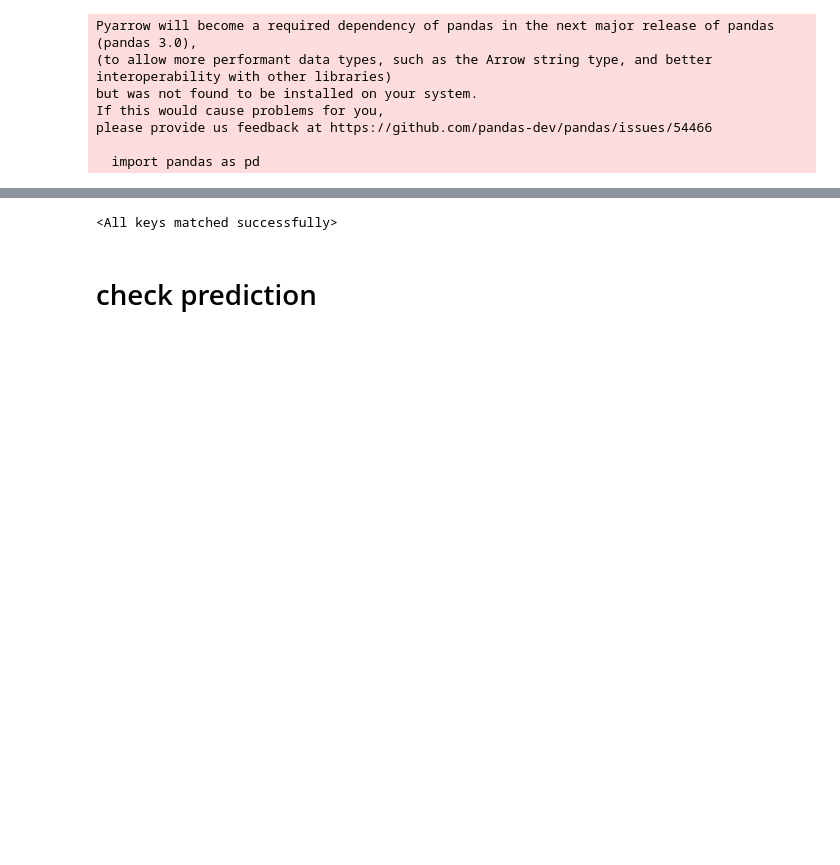
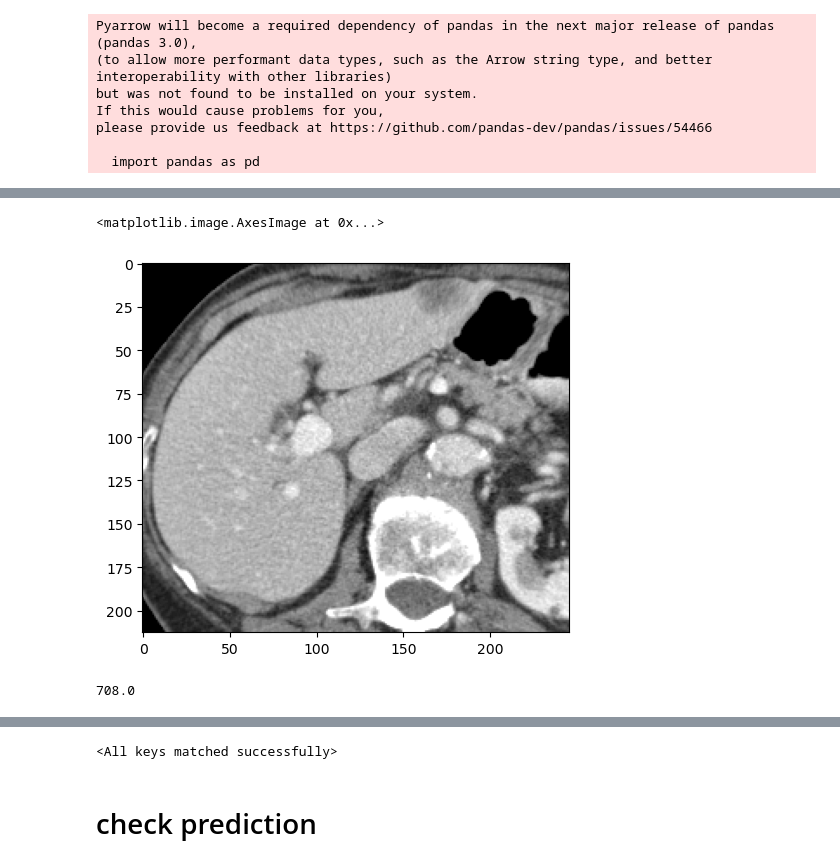
Before and after one commit to BaconDavid/CRLM_Internship_Project, a Jupyter notebook: Evaluation/Results_analysis.ipynb, the cells around one changed output, grey strips where cells are left out. Saved outputs shown, nothing was run; the diff lists cells and outputs as text; code cells hidden in the pictures; blank space fills up the shorter version.

```diff
--- a/Evaluation/Results_analysis.ipynb
+++ b/Evaluation/Results_analysis.ipynb
@@ -442,0 +220,14 @@ plt.show()
+# %%
+import SimpleITK as sitk
+import matplotlib.pyplot as plt
+img_mask = sitk.ReadImage('../../Data/Mixed_HGP/largest_tm_lv_slices_window_+5/CILM_CT_100330_0000.nii.gz')
+img_mask_array = sitk.GetArrayFromImage(img_mask)
+plt.imshow(img_mask_array[10,:,:],cmap='gray')
+# %% [output]
+<matplotlib.image.AxesImage at 0x...>
+[figure, added]
+# %%
+a = pd.read_csv('../../Data/Mixed_HGP/True_Label/Per_tumor/per_tumor_bbx.csv')
+a.tumor_size.quantile(0.5)
+# %% [output]
+708.0
```
Also changed, not shown: parts of 56 cells of this notebook, 21 other files.
